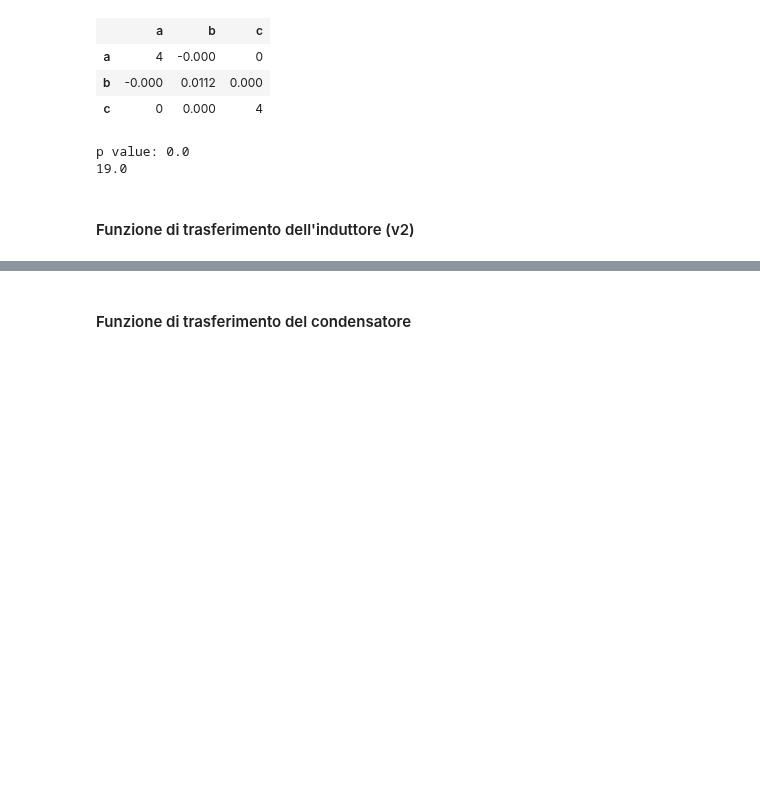
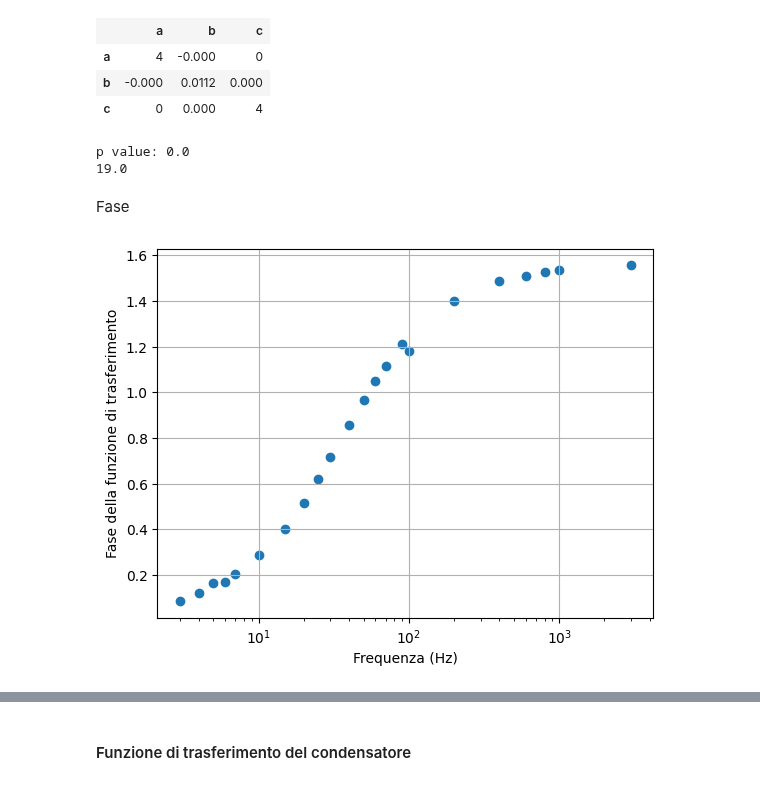
Before and after one commit to ARossiUnimib/Laboratorio-2---Gruppo-21-A.A.-2023-24, a Jupyter notebook: Notebooks/Circuiti_3/Circuiti_3.ipynb, the cells around one changed output, grey strips where cells are left out. Saved outputs shown, nothing was run; the diff lists cells and outputs as text; code cells hidden in the pictures; blank space fills up the shorter version.

```diff
--- a/Notebooks/Circuiti_3/Circuiti_3.ipynb
+++ b/Notebooks/Circuiti_3/Circuiti_3.ipynb
@@ -471,9 +576,9 @@ phdiff = data[:, 3] * np.pi / 180
 freq = np.array(freq)
 Vin = np.array(Vin)
 Vout = np.array(Vout)
-phdiff = np.array(phdiff)
+phdiff = np.array(np.pi/2 - phdiff)
 
 freq_L = np.array(freq)
 Vin_L = np.array(Vin)
 Vout_L = np.array(Vout)
-phdiff_L = np.array(phdiff)
+phdiff_L = np.array(np.pi/2 - phdiff)
@@ -535,25 +642,17 @@ print(m.ndof)
 | c | 0 | 0.000 | 4 |
 p value: 0.0
 19.0
-# %% [markdown]
-#### Funzione di trasferimento dell'induttore (v2)
-# %%
-data = np.loadtxt("Dati/RLC_Lv1.txt") #media di 16 campionamenti
-
-freq = []
-Vin = [] #picco picco
-Vout = []
-phdiff = [] #phase difference
-
-if len(data.shape) == 1:
-    data = data.reshape(-1, 4)  # Assuming 4 columns
-
-freq = data[:, 0] * 1000
-Vin = data[:, 1]
-Vout = data[:, 2]
-phdiff = data[:, 3] * np.pi / 180
-
-freq = np.array(freq)
-Vin = np.array(Vin)
-Vout = np.array(Vout)
-phdiff = np.array(phdiff)
+# %% [markdown]
+Fase
+# %%
+fig,ax = plt.subplots(1,1)
+ax.set_xlabel("Frequenza (Hz)")
+ax.set_ylabel("Fase della funzione di trasferimento")
+ax.set_xscale("log")
+#ax.set_yscale("log")
+
+plt.scatter(freq, phdiff)
+plt.grid()
+plt.show()
+# %% [output]
+[figure, added]
```
Also changed, not shown: parts of 26 cells of this notebook.
